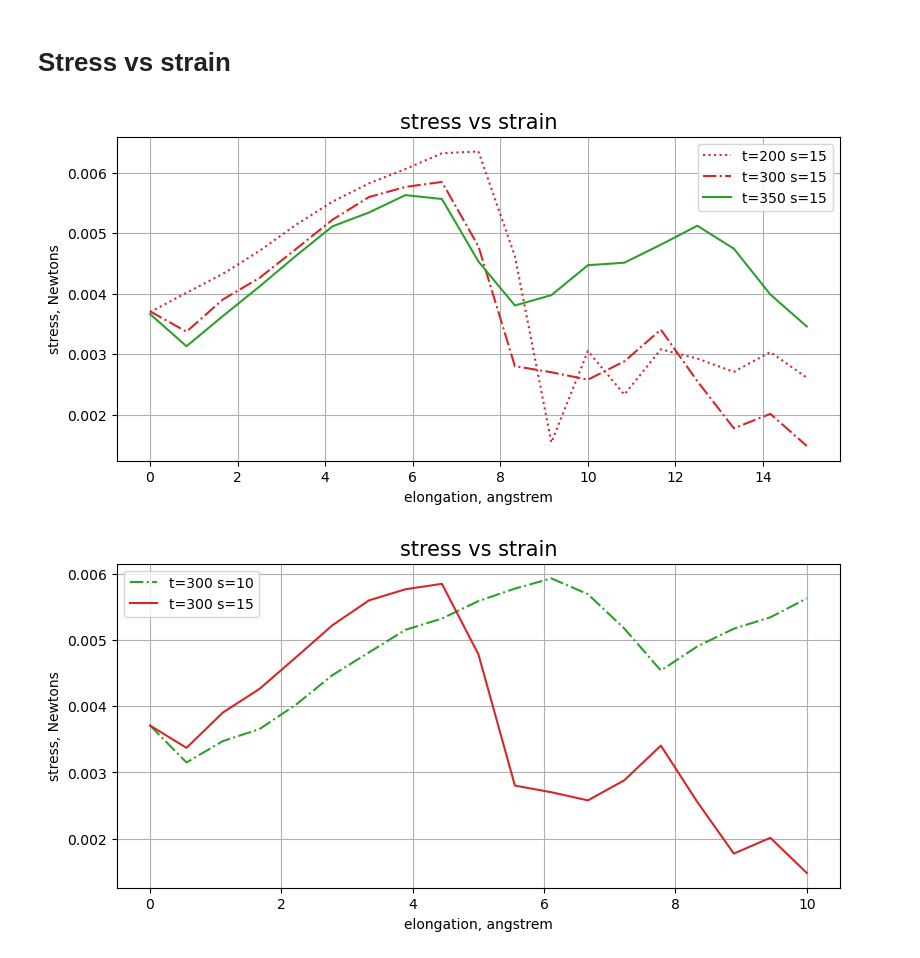
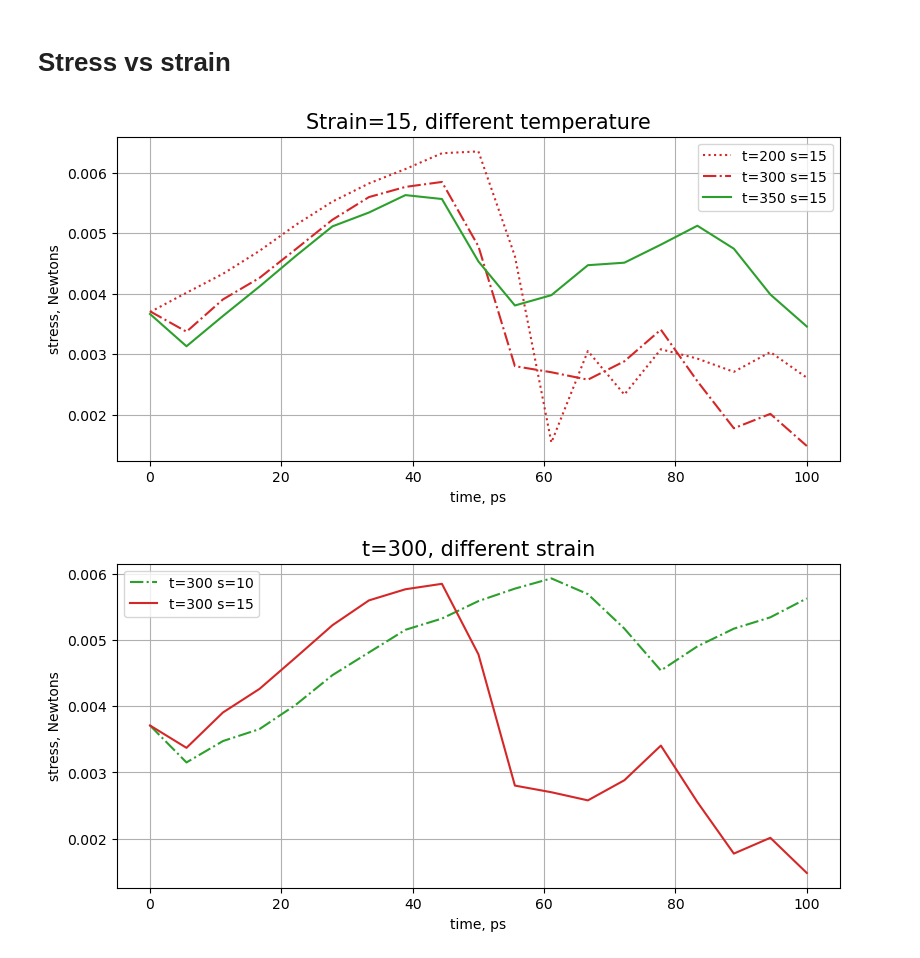
Before and after one commit to maximelianos/molecular-dynamics, a Jupyter notebook: plot/milestone09.ipynb, the cells around one changed output. Saved outputs shown, nothing was run; the diff lists cells and outputs as text; code cells hidden in the pictures.

```diff
--- a/plot/milestone09.ipynb
+++ b/plot/milestone09.ipynb
@@ -32,45 +32,40 @@ array([1., 2., 1.])
 # %%
 #base_path = "../buildDir/milestones/09/"
 base_path = "data-milestone-09/"
 x, stress1 = read_energy(base_path + "stress-1.txt")
 x, stress2 = read_energy(base_path + "stress-2.txt")
 x, stress3 = read_energy(base_path + "stress-3.txt")
 x, stress4 = read_energy(base_path + "stress-4.txt")
 x, stress5 = read_energy(base_path + "stress-5.txt")
 
-max_strain = 15.0
-x = np.linspace(0, max_strain, len(stress))
-
+x = np.linspace(0, 100, len(stress1))
 fig, axs = plt.subplots(1, 1, layout='constrained', figsize=(8,4))
 
-axs.set_title('stress vs strain',fontsize=15)
+axs.set_title('Strain=15, different temperature',fontsize=15)
 axs.plot(x, stress5, linestyle=':', color='tab:red', label='t=200 s=15')
 axs.plot(x, stress2, linestyle='-.', color='tab:red', label='t=300 s=15')
 axs.plot(x, stress4, linestyle='-', color='tab:green', label='t=350 s=15')
 
 axs.grid(True)
-axs.set_xlabel('elongation, angstrem',  fontsize=10)
+axs.set_xlabel('time, ps',  fontsize=10)
 axs.set_ylabel('stress, Newtons',  fontsize=10)
 axs.legend(fontsize=10)
 
 fig.savefig("fig.pdf")
 # %% [output]
-[figure, old version]
+[figure, new version]
 # %%
-max_strain = 10.0
-x = np.linspace(0, max_strain, len(stress))
-
 fig, axs = plt.subplots(1, 1, layout='constrained', figsize=(8,4))
 
-axs.set_title('stress vs strain',fontsize=15)
+axs.set_title('t=300, different strain',fontsize=15)
 axs.plot(x, stress1, linestyle='-.', color='tab:green', label='t=300 s=10')
 axs.plot(x, stress2, linestyle='-', color='tab:red', label='t=300 s=15')
 
 axs.grid(True)
-axs.set_xlabel('elongation, angstrem',  fontsize=10)
+axs.set_xlabel('time, ps',  fontsize=10)
 axs.set_ylabel('stress, Newtons',  fontsize=10)
 axs.legend(fontsize=10)
 
 fig.savefig("fig.pdf")
 # %% [output]
-[figure, old version]
+[figure, new version]
```
Also changed, not shown: parts of 1 cell of this notebook, 8 other files.
